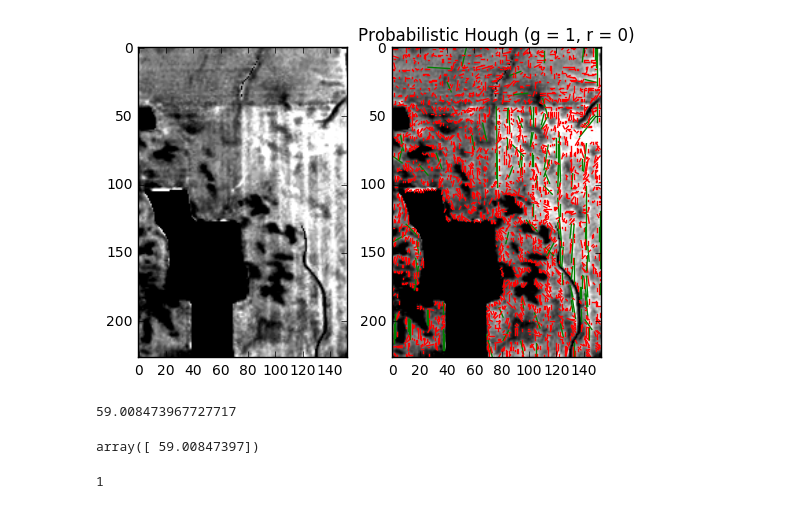
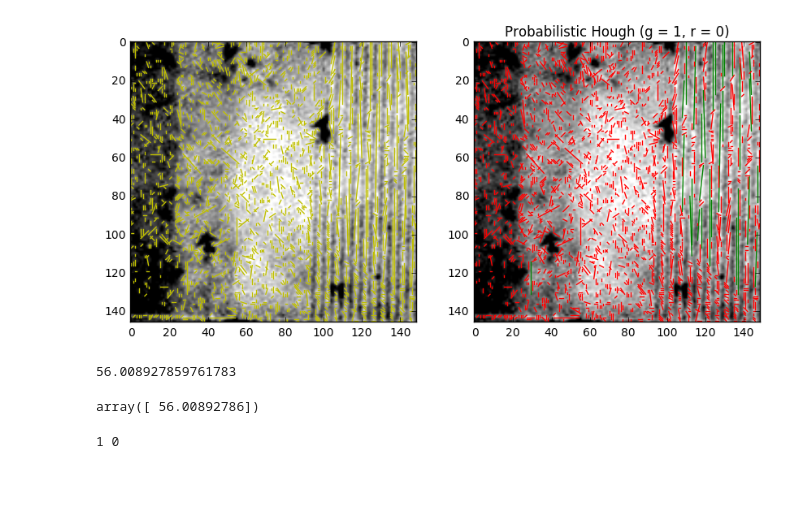
Before and after one commit to liu963/insight-project, a Jupyter notebook: pattern-recognition/FeatureExtraction_Demo.ipynb, the cells around one changed output. Drawn from its saved outputs; the diff is of its cells as text; code cells hidden in the pictures; blank space fills up the shorter version.

```diff
--- a/pattern-recognition/FeatureExtraction_Demo.ipynb
+++ b/pattern-recognition/FeatureExtraction_Demo.ipynb
@@ -8,8 +8,8 @@ from scipy.spatial.distance import pdist, squareform
 from scipy.stats import iqr
 import os
 # %%
-# img_id = '141_nir_2014-07-04'
-ind = 3
+img_id = '20_nir_2009-07-23'
+# ind = 3
 label = 'yes'
 
 # filein = '../data/fields_raw_' + label + '_good/' + img_id + '.png'
@@ -17,13 +17,12 @@ label = 'yes'
 label_out = 1 if label=='yes' else 0
 
 # directory = '../data/fields_raw_' + label + '/'
-directory = '../data/fields_raw_' + label + '_good/'
+# directory = '../data/fields_raw_' + label + '_cropped/'
+directory = '../data/fields_raw_' + label + '_new/'
+# directory = '../data/fields_raw_' + label + '_temp/'
 
-filein = directory + os.listdir(directory)[ind]
-
-# img_id = '125_nir_2016-08-18'
-
-# filein = '../data/fields_raw_no/' + img_id + '.png'
+filein = directory + img_id + '.png'
+# filein = directory + os.listdir(directory)[ind]
 # %%
 filein
 # %% [output]
@@ -150,0 +239,15 @@ plt.show()
+# %%
+# Remove top 1% of lines based on length
+
+top = np.percentile(lengths_pr,99)
+top_lengths = lengths_pr[lengths_pr>top]
+top_ix = np.where(lengths_pr>top)[0]
+bot_ix = np.where(lengths_pr<=top)[0]
+
+colors = ['g' if label else 'r' for label in labels]
+plt.scatter(lengths_pr[bot_ix],thetas_pr[bot_ix])
+plt.xlabel('lengths')
+plt.ylabel('angles')
+plt.title('g = 1, r = 0')
+
+plt.show()
@@ -160,0 +300,6 @@ print iqrangle_top10
+# %%
+for line_idx in range(len(lines_pr)):
+    line = lines_pr[line_idx][0]
+    plt.plot([line[0],line[2]],[line[1],line[3]],c='k')
+plt.axis('image')
+plt.show()
@@ -161,31 +308,41 @@ print iqrangle_top10
 # %%
+plt.figure(figsize=(10,20))
+
 plt.subplot(121)
 plt.imshow(gray_sat,cmap=matplotlib.cm.get_cmap('gray'))
+ylim = plt.gca().get_ylim()
+xlim = plt.gca().get_xlim()
+for line_idx in range(len(lines_pr)):
+    line = lines_pr[line_idx][0]
+    plt.plot([line[0],line[2]],[line[1],line[3]],c='y')
+plt.gca().set_ylim(ylim)
+plt.gca().set_xlim(xlim)
 
 plt.subplot(122)
 plt.imshow(gray_sat,cmap=matplotlib.cm.get_cmap('gray'))
 ylim = plt.gca().get_ylim()
 xlim = plt.gca().get_xlim()
 plt.title('Probabilistic Hough (g = 1, r = 0)')
 for line_idx in range(len(lines_pr)):
     line = lines_pr[line_idx][0]
     plt.plot([line[0],line[2]],[line[1],line[3]],c=colors[line_idx])
 plt.gca().set_ylim(ylim)
 plt.gca().set_xlim(xlim)
 plt.show()
 # %% [output]
-[figure, old version]
+[figure, new version]
 # %%
 np.max(lengths_pr)
 # %% [output]
-59.008473967727717
+56.008927859761783
 # %%
 lengths_pr[lengths_pr==np.max(lengths_pr)]
 # %% [output]
-array([ 59.00847397])
+array([ 56.00892786])
 # %%
 # find cluster id that has the max length
 good = labels[lengths_pr==np.max(lengths_pr)][0]
-good
+bad = 1 if good==0 else 0
+print good, bad
 # %% [output]
-1
+1 0
```
Also changed, not shown: parts of 41 cells of this notebook.
